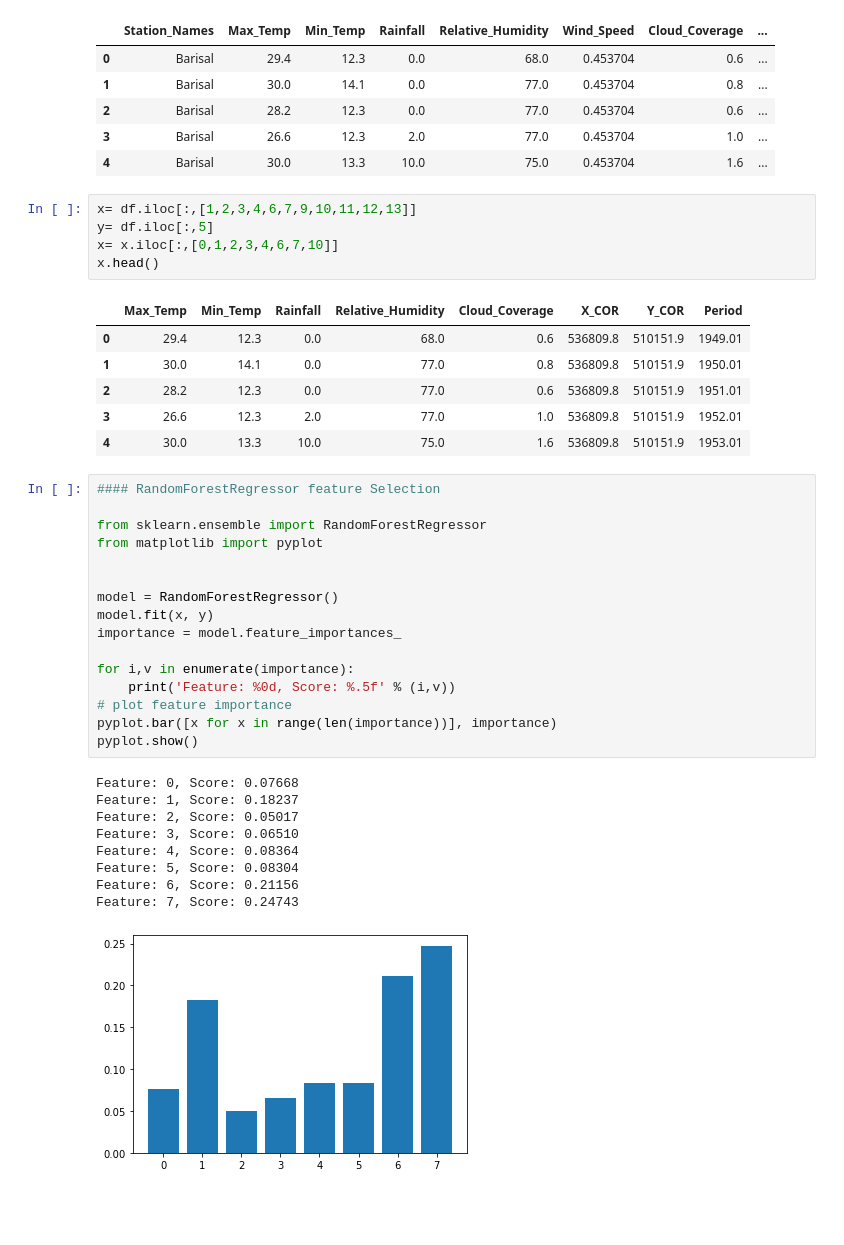
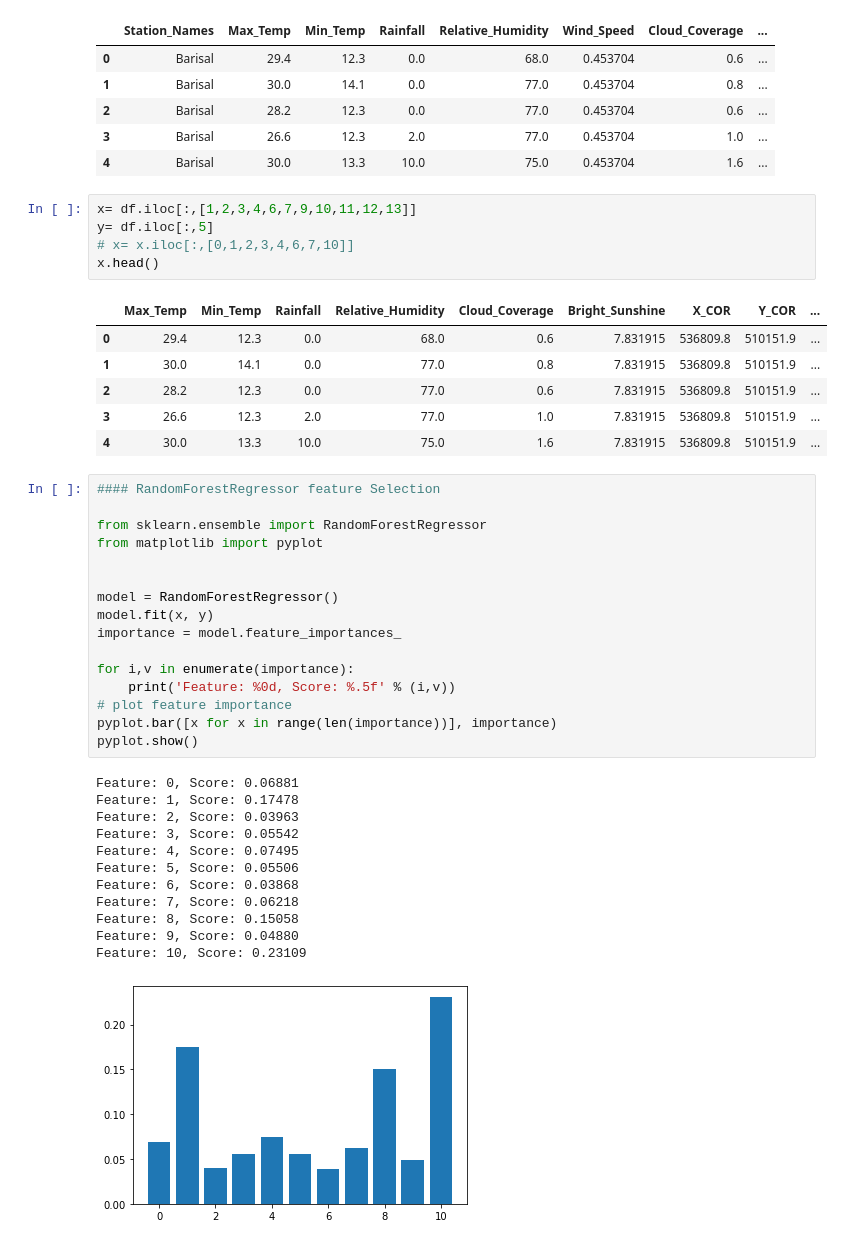
Before and after one commit to Sujaur312998/ML-Wind-Speedd-Prediction, a Jupyter notebook: Feature Selection/Feature Selection different approch.ipynb, the cells around one changed output. Saved outputs shown, nothing was run; the diff lists cells and outputs as text; blank space fills up the shorter version.

```diff
--- a/Feature Selection/Feature Selection different approch.ipynb
+++ b/Feature Selection/Feature Selection different approch.ipynb
@@ -19,15 +19,15 @@ df.head()
 # %%
 x= df.iloc[:,[1,2,3,4,6,7,9,10,11,12,13]]
 y= df.iloc[:,5]
-x= x.iloc[:,[0,1,2,3,4,6,7,10]]
+# x= x.iloc[:,[0,1,2,3,4,6,7,10]]
 x.head()
 # %% [output]
-|  | Max_Temp | Min_Temp | Rainfall | Relative_Humidity | Cloud_Coverage | X_COR | Y_COR | Period |
-| 0 | 29.4 | 12.3 | 0.0 | 68.0 | 0.6 | 536809.8 | 510151.9 | 1949.01 |
-| 1 | 30.0 | 14.1 | 0.0 | 77.0 | 0.8 | 536809.8 | 510151.9 | 1950.01 |
-| 2 | 28.2 | 12.3 | 0.0 | 77.0 | 0.6 | 536809.8 | 510151.9 | 1951.01 |
-| 3 | 26.6 | 12.3 | 2.0 | 77.0 | 1.0 | 536809.8 | 510151.9 | 1952.01 |
-| 4 | 30.0 | 13.3 | 10.0 | 75.0 | 1.6 | 536809.8 | 510151.9 | 1953.01 |
+|  | Max_Temp | Min_Temp | Rainfall | Relative_Humidity | Cloud_Coverage | Bright_Sunshine | X_COR | Y_COR | ... |
+| 0 | 29.4 | 12.3 | 0.0 | 68.0 | 0.6 | 7.831915 | 536809.8 | 510151.9 | ... |
+| 1 | 30.0 | 14.1 | 0.0 | 77.0 | 0.8 | 7.831915 | 536809.8 | 510151.9 | ... |
+| 2 | 28.2 | 12.3 | 0.0 | 77.0 | 0.6 | 7.831915 | 536809.8 | 510151.9 | ... |
+| 3 | 26.6 | 12.3 | 2.0 | 77.0 | 1.0 | 7.831915 | 536809.8 | 510151.9 | ... |
+| 4 | 30.0 | 13.3 | 10.0 | 75.0 | 1.6 | 7.831915 | 536809.8 | 510151.9 | ... |
 # %%
 #### RandomForestRegressor feature Selection
 
@@ -45,15 +45,18 @@ for i,v in enumerate(importance):
 pyplot.bar([x for x in range(len(importance))], importance)
 pyplot.show()
 # %% [output]
-Feature: 0, Score: 0.07668
-Feature: 1, Score: 0.18237
-Feature: 2, Score: 0.05017
-Feature: 3, Score: 0.06510
-Feature: 4, Score: 0.08364
-Feature: 5, Score: 0.08304
-Feature: 6, Score: 0.21156
-Feature: 7, Score: 0.24743
+Feature: 0, Score: 0.06881
+Feature: 1, Score: 0.17478
+Feature: 2, Score: 0.03963
+Feature: 3, Score: 0.05542
+Feature: 4, Score: 0.07495
+Feature: 5, Score: 0.05506
+Feature: 6, Score: 0.03868
+Feature: 7, Score: 0.06218
+Feature: 8, Score: 0.15058
+Feature: 9, Score: 0.04880
+Feature: 10, Score: 0.23109
-[figure, old version]
+[figure, new version]
 # %%
 # permutation feature importance with knn for regression
 from sklearn.neighbors import KNeighborsRegressor
```
Also changed, not shown: parts of 2 cells of this notebook, 28 other files.
